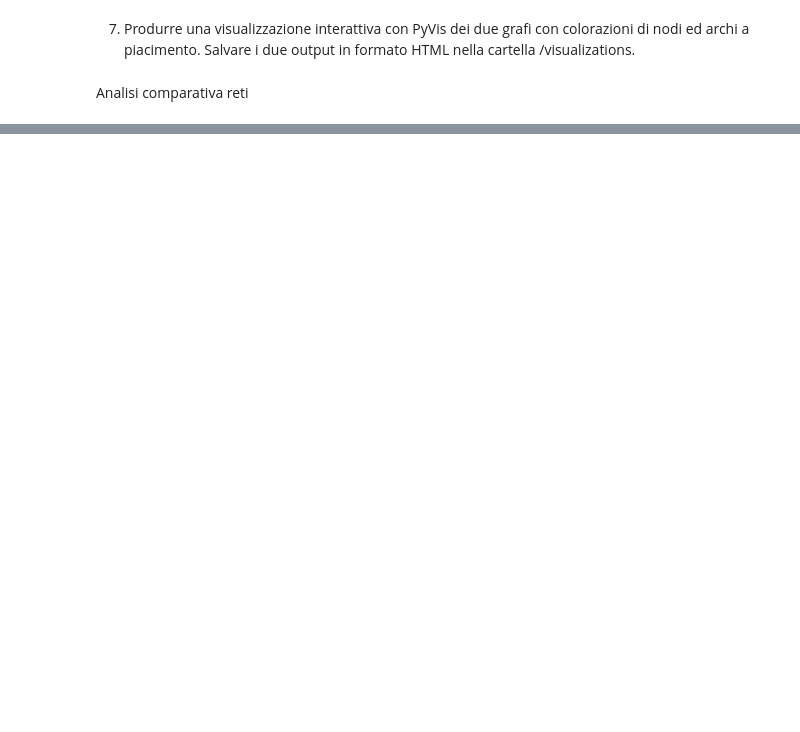
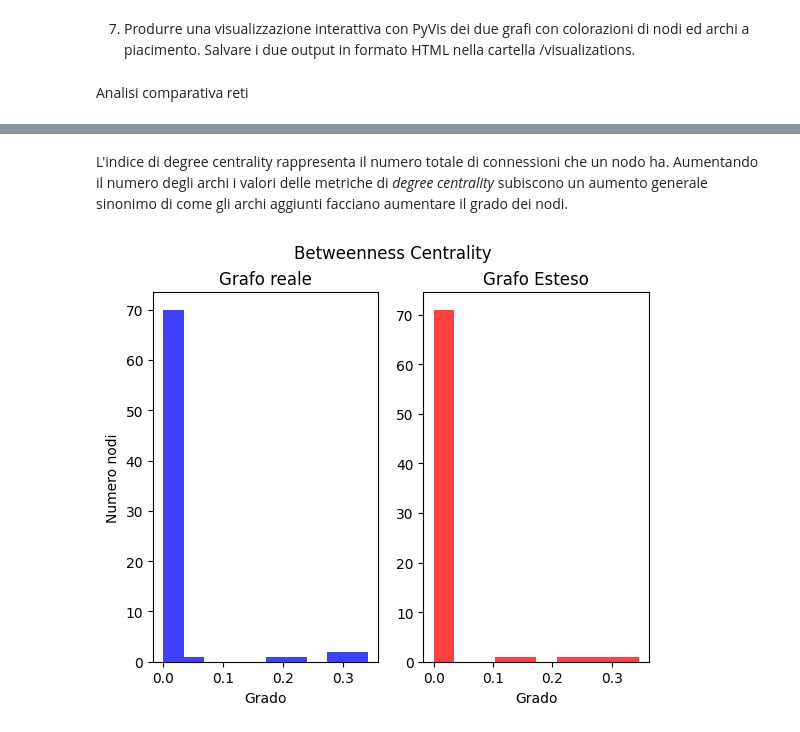
Before and after one commit to Vegaz10/Coautori_SocialComputing, a Jupyter notebook: progetto-Bariviera_Massarutto_Mattarelli_Puzzer.ipynb, the cells around one changed output, grey strips where cells are left out. Saved outputs shown, nothing was run; the diff lists cells and outputs as text; code cells hidden in the pictures; blank space fills up the shorter version.

Commit message:
grafici metriche

```diff
--- a/progetto-Bariviera_Massarutto_Mattarelli_Puzzer.ipynb
+++ b/progetto-Bariviera_Massarutto_Mattarelli_Puzzer.ipynb
@@ -712,0 +578,9 @@ plt.hist(coauthorship_extended_df['HITS Authorities'],
+# %% [markdown]
+L'indice di degree centrality rappresenta il numero totale di connessioni che un nodo ha.
+Aumentando il numero degli archi i valori delle metriche di _degree centrality_ subiscono un aumento generale sinonimo di come gli archi aggiunti facciano aumentare il grado dei nodi.
+# %%
+## Betweenness Centrality
+
+index_plotter('Betweenness Centrality', 'Grado', 'Numero nodi')
+# %% [output]
+[figure, added]
```
Also changed, not shown: parts of 19 cells of this notebook, 7 other files.
